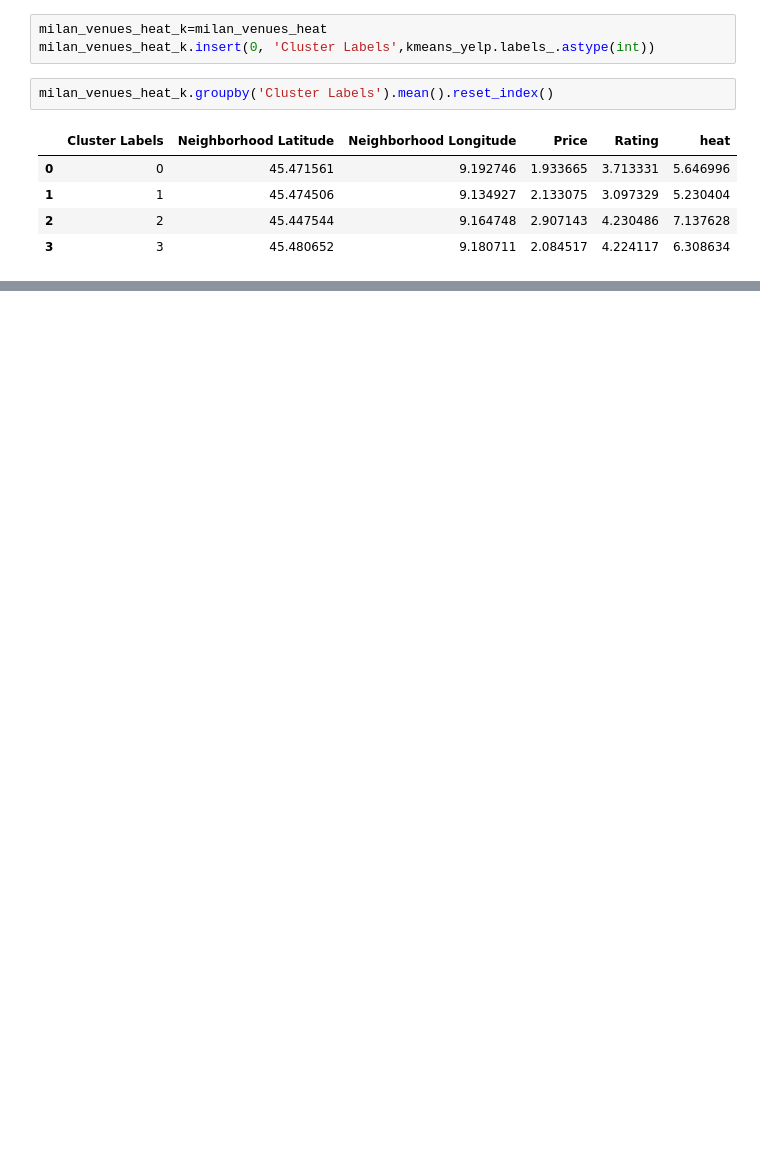
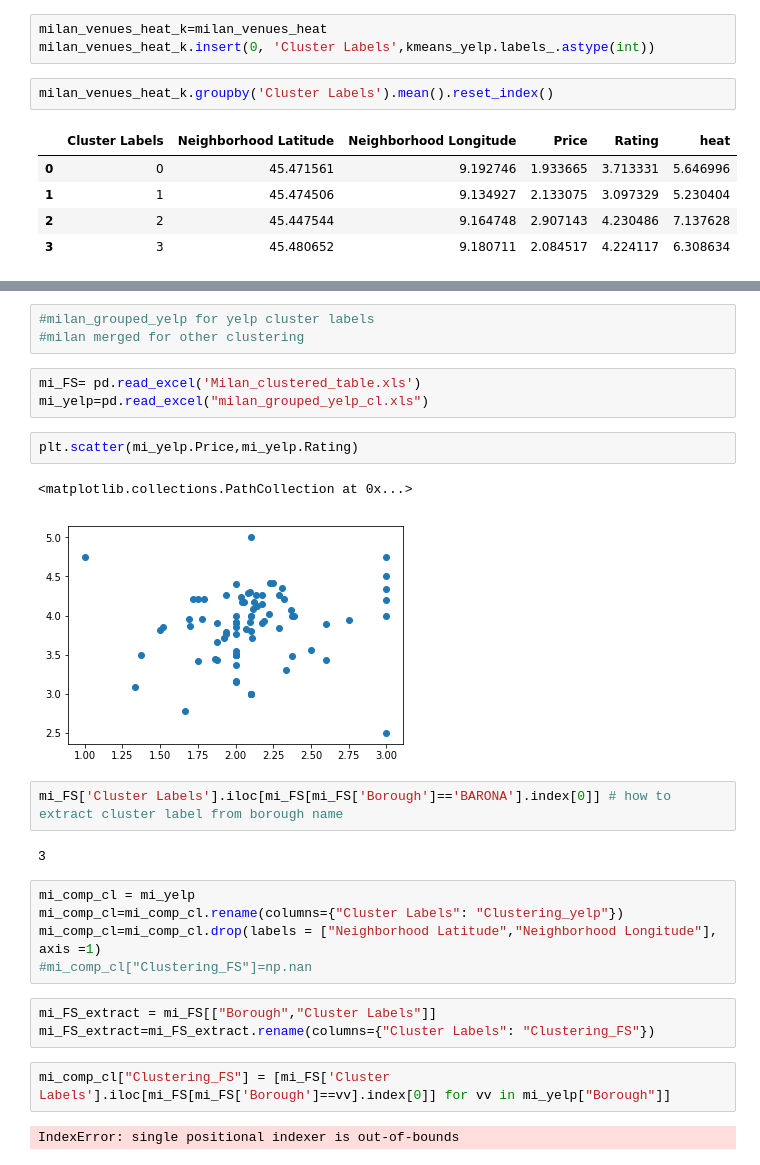
Before and after one commit to RaffaToSpace/Coursera_Capstone, a Jupyter notebook: Coursera_Capstone.ipynb, the cells around one changed output, grey strips where cells are left out. Drawn from its saved outputs; the diff is of its cells as text; blank space fills up the shorter version.

Commit message:
Analysis of Milan's neighbourhood clusters and clustering criteria.

```diff
--- a/Coursera_Capstone.ipynb
+++ b/Coursera_Capstone.ipynb
@@ -1382,3 +1394,30 @@ It is clear how clustering is consistent with the heat analysis, meaning that th
 ## Comparing clustering by price/rating with venue composition
 
 I am now comparing the clustering by rating/price to the previous clustering based on venue composition. This is because it could provide insight about a possible correlation between the kind of neighbourhood and price/rating of food venues. If you think about it we do know that this correlation exists, so in a way this is more of a verification on the clustering by venue.
+# %%
+#milan_grouped_yelp for yelp cluster labels
+#milan merged for other clustering
+# %%
+mi_FS= pd.read_excel('Milan_clustered_table.xls')
+mi_yelp=pd.read_excel("milan_grouped_yelp_cl.xls")
+# %%
+plt.scatter(mi_yelp.Price,mi_yelp.Rating)
+# %% [output]
+<matplotlib.collections.PathCollection at 0x...>
+[figure, added]
+# %%
+mi_FS['Cluster Labels'].iloc[mi_FS[mi_FS['Borough']=='BARONA'].index[0]] # how to extract cluster label from borough name
+# %% [output]
+3
+# %%
+mi_comp_cl = mi_yelp
+mi_comp_cl=mi_comp_cl.rename(columns={"Cluster Labels": "Clustering_yelp"})
+mi_comp_cl=mi_comp_cl.drop(labels = ["Neighborhood Latitude","Neighborhood Longitude"], axis =1)
+#mi_comp_cl["Clustering_FS"]=np.nan
+# %%
+mi_FS_extract = mi_FS[["Borough","Cluster Labels"]]
+mi_FS_extract=mi_FS_extract.rename(columns={"Cluster Labels": "Clustering_FS"})
+# %%
+mi_comp_cl["Clustering_FS"] = [mi_FS['Cluster Labels'].iloc[mi_FS[mi_FS['Borough']==vv].index[0]] for vv in mi_yelp["Borough"]]
+# %% [output]
+IndexError: single positional indexer is out-of-bounds
```
Also changed, not shown: parts of 12 cells of this notebook.
